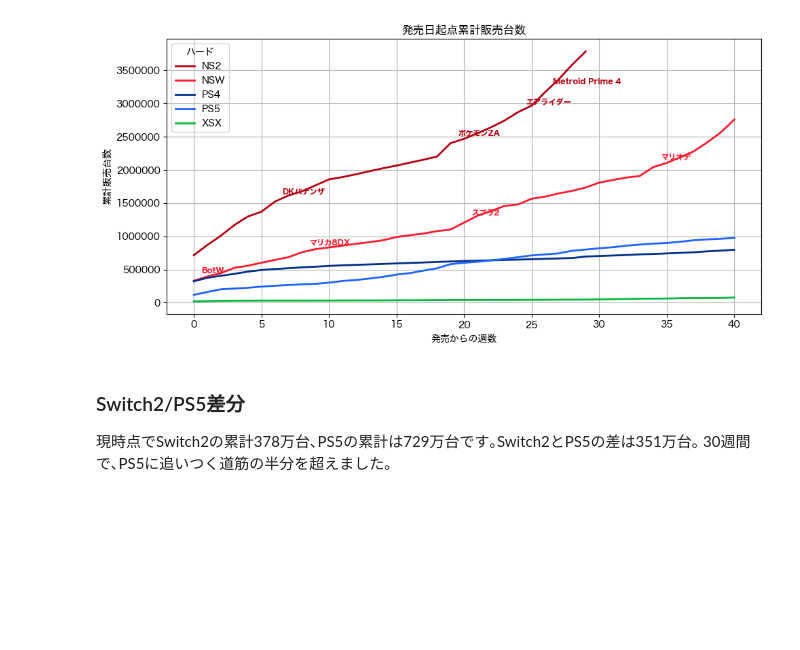
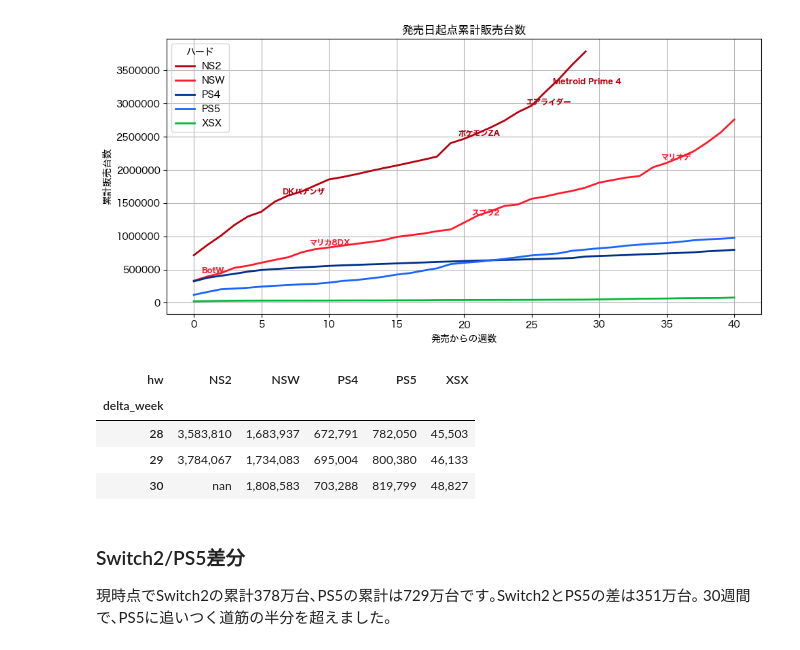
Before and after one commit to hidenden/gamedata, a Jupyter notebook: notebook/report/weekly_report.ipynb, the cells around one changed output. Drawn from its saved outputs; the diff is of its cells as text; code cells hidden in the pictures; blank space fills up the shorter version.

```diff
--- a/notebook/report/weekly_report.ipynb
+++ b/notebook/report/weekly_report.ipynb
@@ -188,7 +186,16 @@ long_range_event_mask = he.EventMasks(hard=0.5, soft=0, event=0, price=0, sale=0
 # %%
-(fig, df) = ph.plot_cumulative_sales_by_delta(hw=['PS4', 'NS2', 'PS5', 'NSW', 'XSX'], end=40, event_mask=he.EVENT_MASK_MIDDLE)
+(csd_fig, csd_df) = ph.plot_cumulative_sales_by_delta(hw=['PS4', 'NS2', 'PS5', 'NSW', 'XSX'], end=40, event_mask=he.EVENT_MASK_MIDDLE)
 # %% [output]
 [figure]
+# %%
+csd_style = ch.style_sales(csd_df.iloc[28:31, :])
+display(csd_style)
+# %% [output]
+| hw | NS2 | NSW | PS4 | PS5 | XSX |
+| delta_week |  |  |  |  |  |
+| 28 | 3,583,810 | 1,683,937 | 672,791 | 782,050 | 45,503 |
+| 29 | 3,784,067 | 1,734,083 | 695,004 | 800,380 | 46,133 |
+| 30 | nan | 1,808,583 | 703,288 | 819,799 | 48,827 |
 # %% [markdown]
 ### Switch2/PS5差分
 
```
Also changed, not shown: parts of 13 cells of this notebook, 1 other file.
